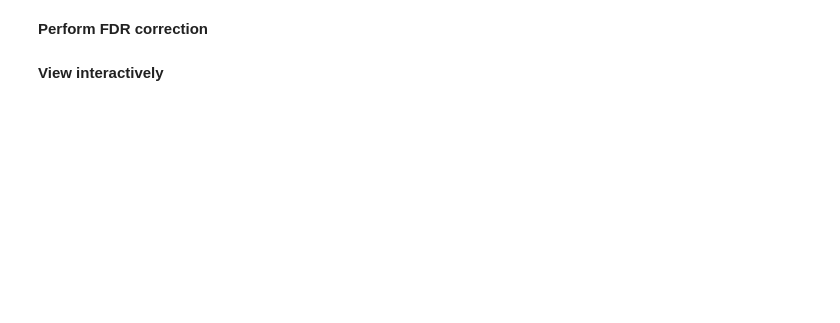
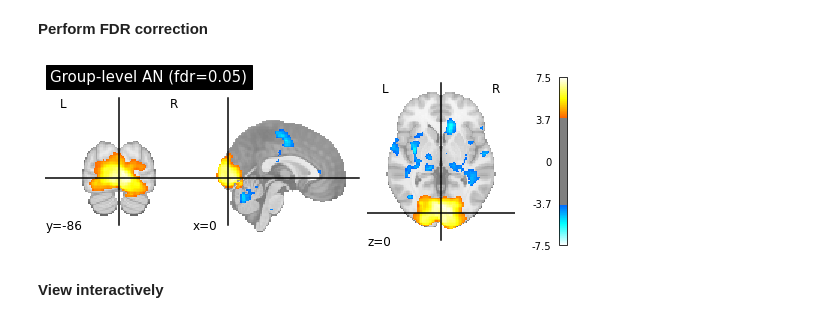
Before and after one commit to PuddleJumper2018/rsa-tutorial, a Jupyter notebook: rsa_searchlight/rsa_tutorial.ipynb, the cells around one changed output. Saved outputs shown, nothing was run; the diff lists cells and outputs as text; code cells hidden in the pictures; blank space fills up the shorter version.

```diff
--- a/rsa_searchlight/rsa_tutorial.ipynb
+++ b/rsa_searchlight/rsa_tutorial.ipynb
@@ -278,13 +318,15 @@ plotting.show()
 **Perform FDR correction**
 # %%
 # Compute the fdr-corrected p = 0.05 threshold for these data
-_, threshold = threshold_stats_img(z_map, alpha=.05, height_control='fdr')
+_, threshold = threshold_stats_img(z_map, alpha=.001,cluster_threshold = 20, height_control='fdr')
 # Plot the second level contrast at the computed thresholds
 plotting.plot_stat_map(
     z_map, threshold=threshold, colorbar=True,
     title='Group-level '+model_name+' (fdr=0.05)')
 # plot the results:
 plotting.show()
+# %% [output]
+[figure, added]
 # %% [markdown]
 **View interactively**
 # %%
```
Also changed, not shown: parts of 7 cells of this notebook, 1 other file.
